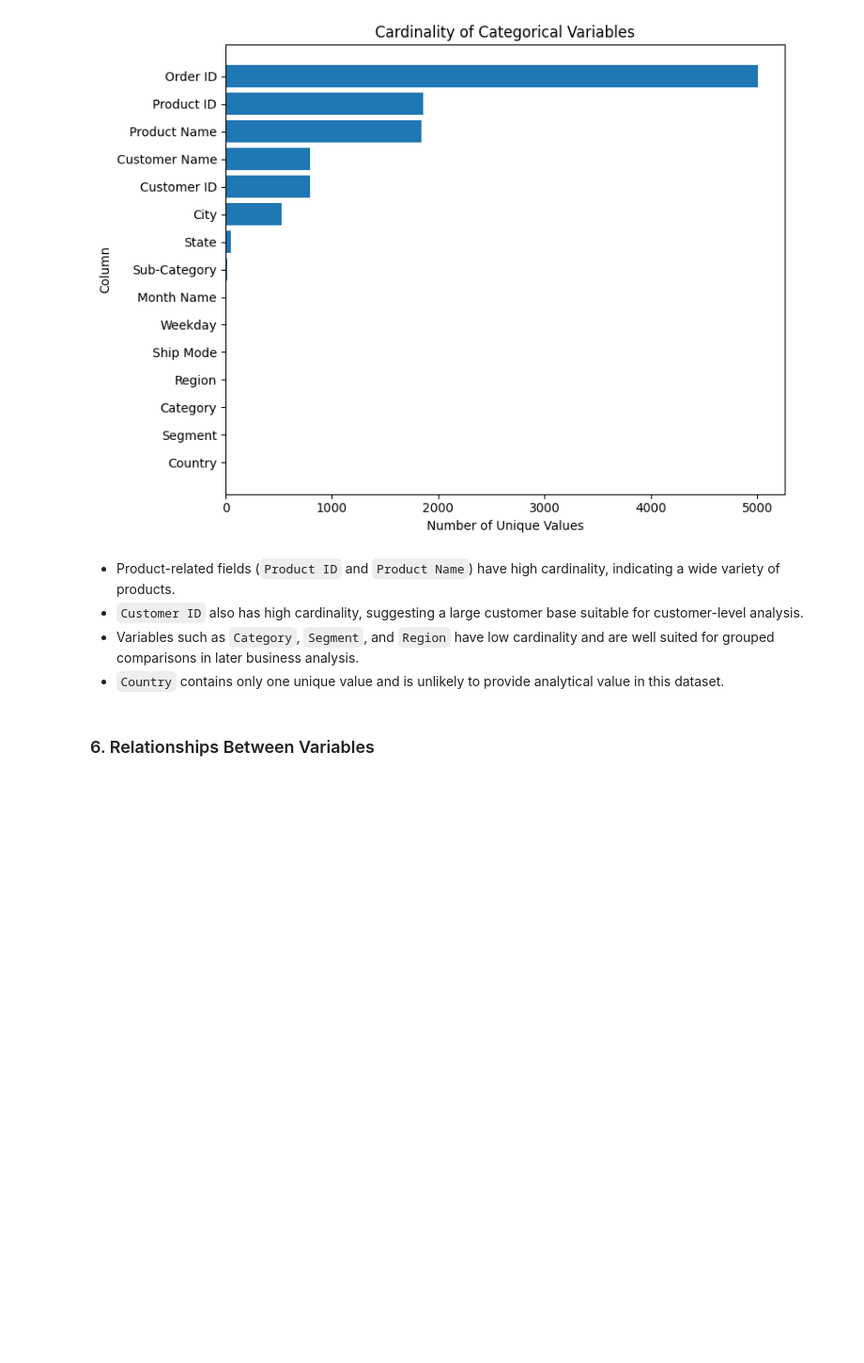
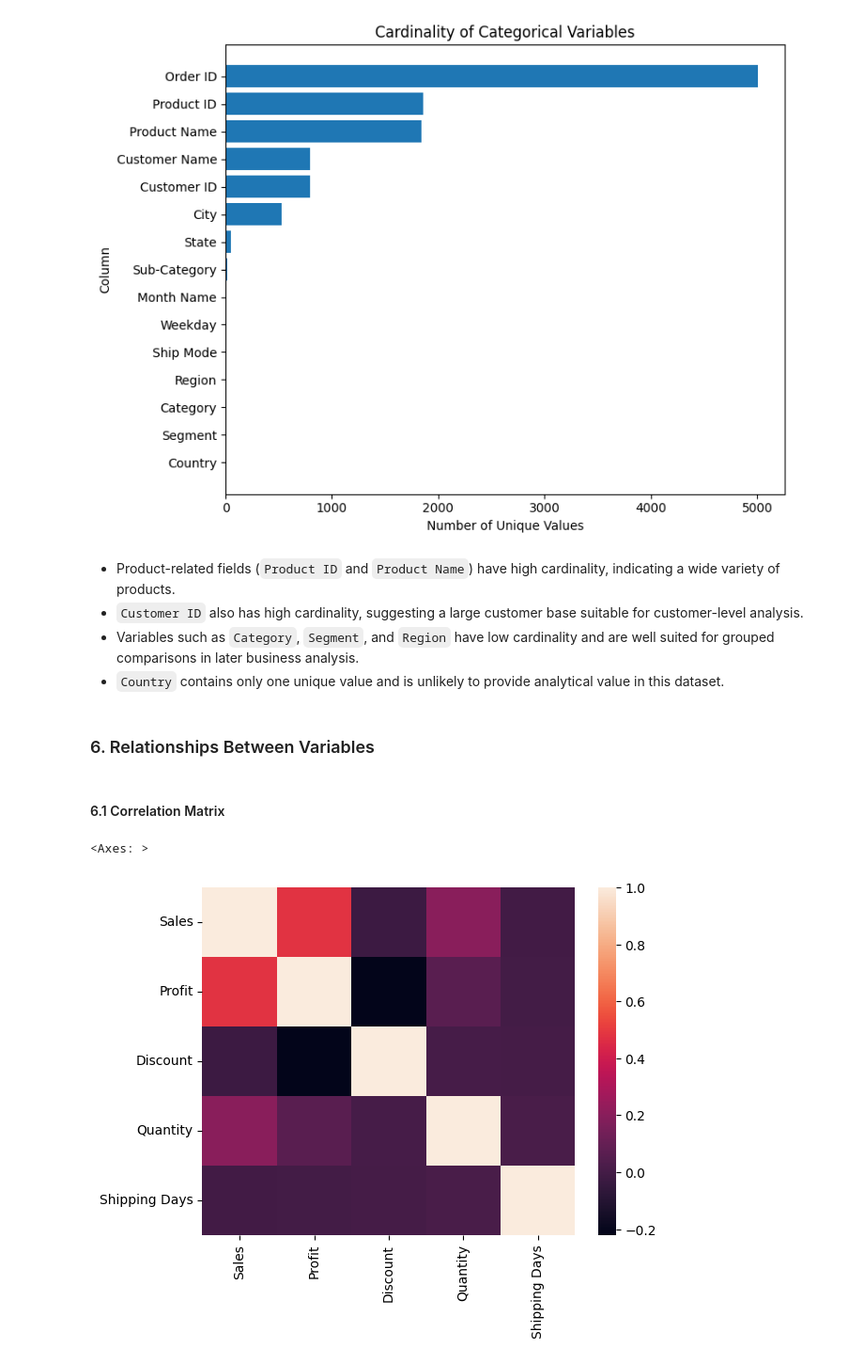
Before and after one commit to Li374/dap1_superstore_sales, a Jupyter notebook: notebooks/03_eda.ipynb, the cells around one changed output. Shown at 94% size. Cells and saved outputs as stored; diff of their text form; code cells hidden in the pictures; blank space fills up the shorter version.

```diff
--- a/notebooks/03_eda.ipynb
+++ b/notebooks/03_eda.ipynb
@@ -328,3 +328,20 @@ plt.show()
 - `Country` contains only one unique value and is unlikely to provide analytical value in this dataset.
 # %% [markdown]
 ### 6. Relationships Between Variables
+# %% [markdown]
+####  6.1 Correlation Matrix
+# %%
+corr = df[
+[
+"Sales",
+"Profit",
+"Discount",
+"Quantity",
+"Shipping Days"
+]
+].corr()
+
+sns.heatmap(corr)
+# %% [output]
+<Axes: >
+[figure, added]
```
Also changed, not shown: parts of 9 cells of this notebook.
